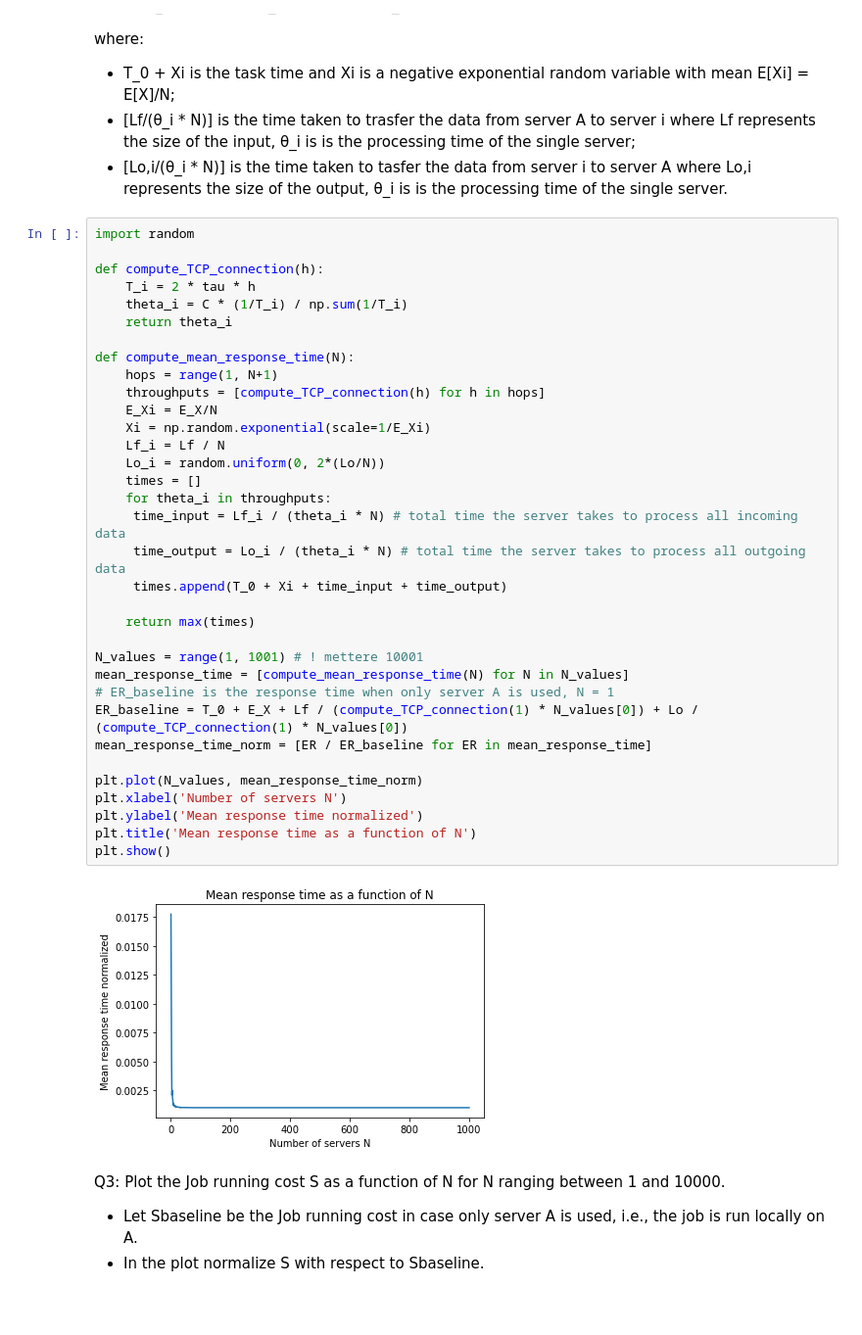
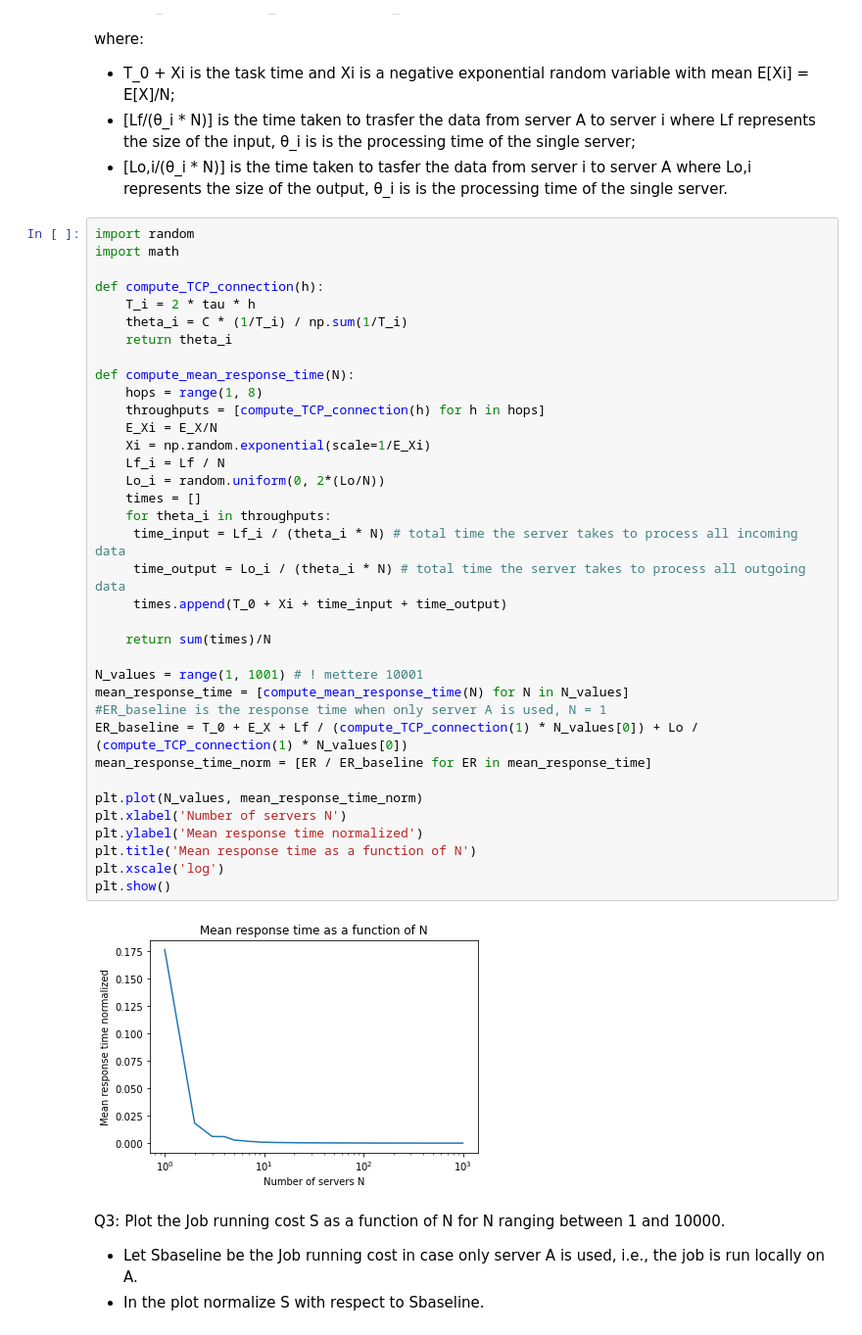
Before and after one commit to maryyyyna/Networking-for-Big-Data-and-Laboratory, a Jupyter notebook: HW1.ipynb, the cells around one changed output. Shown: that part at 98% size. Saved outputs shown, nothing was run; the diff lists cells and outputs as text; blank space fills up the shorter version.

```diff
--- a/HW1.ipynb
+++ b/HW1.ipynb
@@ -198,40 +234,42 @@ where:
 - [Lo,i/(θ_i * N)] is the time taken to tasfer the data from server i to server A where Lo,i represents the size of the output, θ_i is is the processing time of the single server.
 # %%
 import random
+import math
 
 def compute_TCP_connection(h):
     T_i = 2 * tau * h
     theta_i = C * (1/T_i) / np.sum(1/T_i)
     return theta_i
 
 def compute_mean_response_time(N):
-    hops = range(1, N+1)
+    hops = range(1, 8)
     throughputs = [compute_TCP_connection(h) for h in hops]
     E_Xi = E_X/N
     Xi = np.random.exponential(scale=1/E_Xi)
     Lf_i = Lf / N
     Lo_i = random.uniform(0, 2*(Lo/N))
     times = []
     for theta_i in throughputs:
      time_input = Lf_i / (theta_i * N) # total time the server takes to process all incoming data
      time_output = Lo_i / (theta_i * N) # total time the server takes to process all outgoing data
      times.append(T_0 + Xi + time_input + time_output)
 
-    return max(times)
+    return sum(times)/N
 
 N_values = range(1, 1001) # ! mettere 10001
 mean_response_time = [compute_mean_response_time(N) for N in N_values]
-# ER_baseline is the response time when only server A is used, N = 1
+#ER_baseline is the response time when only server A is used, N = 1
 ER_baseline = T_0 + E_X + Lf / (compute_TCP_connection(1) * N_values[0]) + Lo / (compute_TCP_connection(1) * N_values[0])
 mean_response_time_norm = [ER / ER_baseline for ER in mean_response_time]
 
 plt.plot(N_values, mean_response_time_norm)
 plt.xlabel('Number of servers N')
 plt.ylabel('Mean response time normalized')
 plt.title('Mean response time as a function of N')
+plt.xscale('log')
 plt.show()
 # %% [output]
-[figure, old version]
+[figure, new version]
 # %% [markdown]
 Q3: Plot the Job running cost S as a function of N for N ranging
 between 1 and 10000.
```
Also changed, not shown: parts of 3 cells of this notebook, 1 other file.
